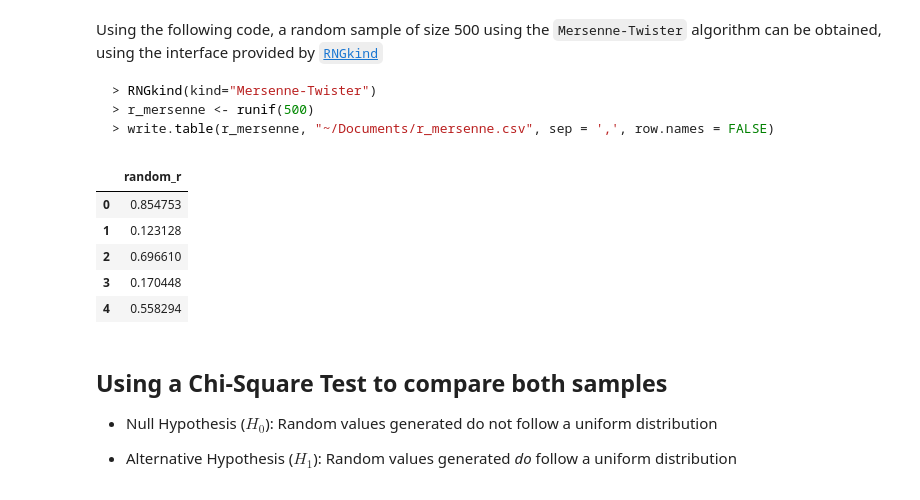
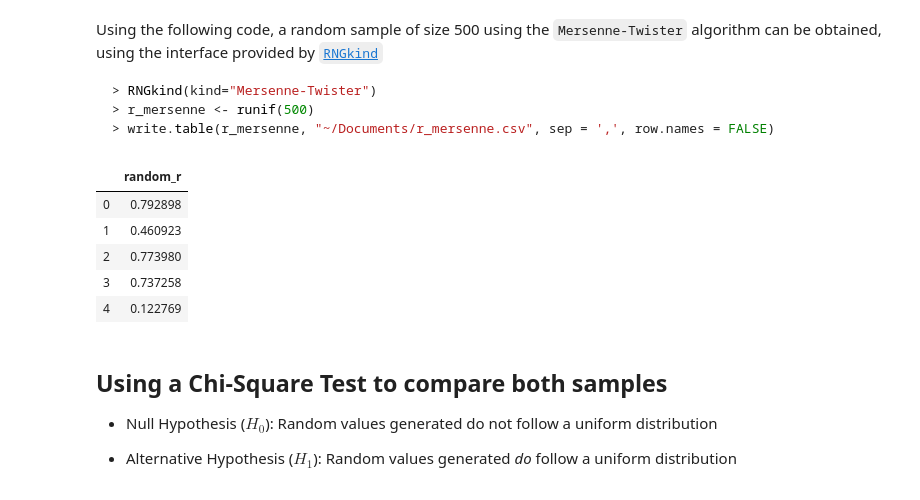
Before and after one commit to rahmanziaur/Simu-Model-ICT, a Jupyter notebook: chi_squared_testing.ipynb, the cells around one changed output. Cells and saved outputs as stored; diff of their text form; code cells hidden in the pictures.

````diff
--- a/chi_squared_testing.ipynb
+++ b/chi_squared_testing.ipynb
@@ -126,15 +126,15 @@ Using the following code, a random sample of size 500 using the `Mersenne-Twiste
 > write.table(r_mersenne, "~/Documents/r_mersenne.csv", sep = ',', row.names = FALSE)
 ```
 # %%
-df_r = pd.read_csv('https://raw.githubusercontent.com/rahmanziaur/Simu-Model-ICT/main/TEst_simu/500-rand.csv', names=["random_r"], header=0)
+df_r = pd.read_csv('r_mersenne.csv', names=["random_r"], header=0)
 df_r.head()
 # %% [output]
 |  | random_r |
-| 0 | 0.854753 |
-| 1 | 0.123128 |
-| 2 | 0.696610 |
-| 3 | 0.170448 |
-| 4 | 0.558294 |
+| 0 | 0.792898 |
+| 1 | 0.460923 |
+| 2 | 0.773980 |
+| 3 | 0.737258 |
+| 4 | 0.122769 |
 # %% [markdown]
 ## Using a Chi-Square Test to compare both samples
 
````
Also changed, not shown: parts of 12 cells of this notebook.
